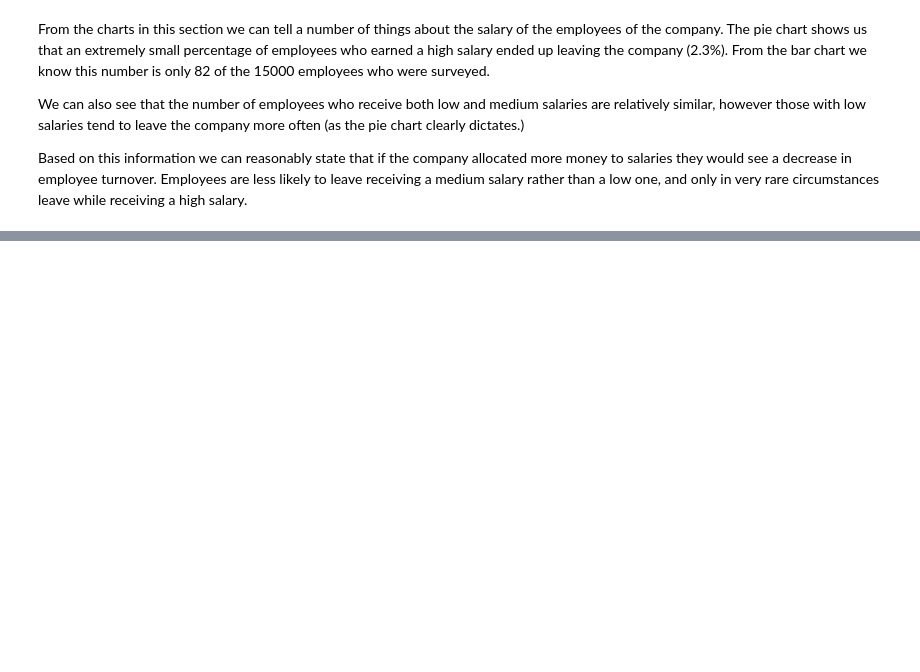
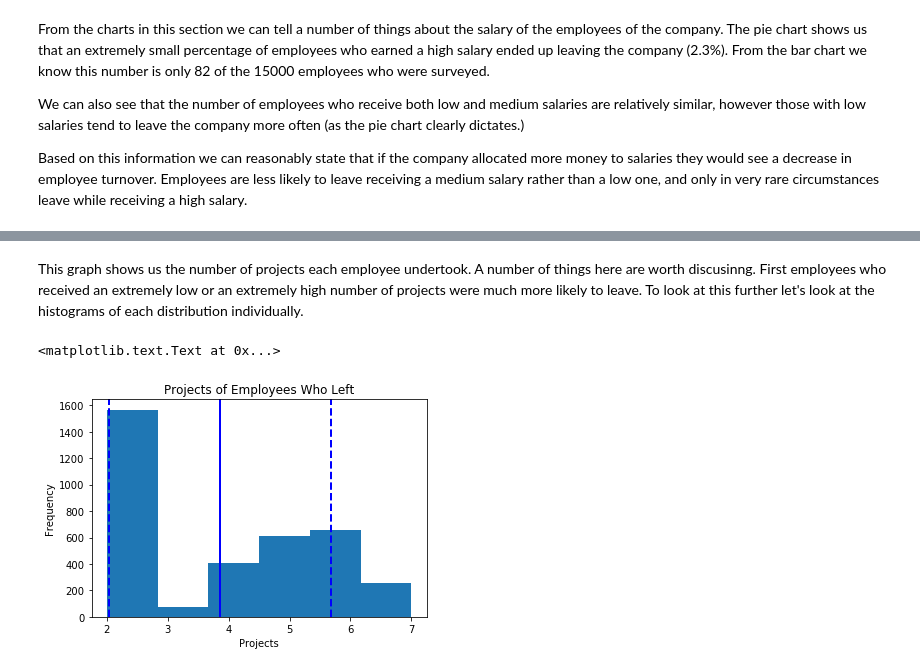
Before and after one commit to conb1299/Draft-1, a Jupyter notebook: Draft 1.ipynb, the cells around one changed output, grey strips where cells are left out. Cells and saved outputs as stored; diff of their text form; code cells hidden in the pictures; blank space fills up the shorter version.

```diff
--- a/Draft 1.ipynb
+++ b/Draft 1.ipynb
@@ -285,0 +301,3 @@ plt.show()
+# %%
+a= df[df['Left']==0]['Number of Projects']
+b= df[df['Left']==1]['Number of Projects']
@@ -285,0 +337,13 @@ plt.show()
+# %% [markdown]
+This graph shows us the number of projects each employee undertook. A number of things here are worth discusinng. First employees who received an extremely low or an extremely high number of projects were much more likely to leave. To look at this further let's look at the histograms of each distribution individually.
+# %%
+plt.hist(b, bins=6)
+plt.axvline(b.mean(), color='b', linestyle='solid', linewidth=2)
+plt.axvline(b.mean() + b.std(), color='b', linestyle='dashed', linewidth=2)
+plt.axvline(b.mean()-b.std(), color='b', linestyle='dashed', linewidth=2)
+plt.title('Projects of Employees Who Left')
+plt.xlabel('Projects')
+plt.ylabel('Frequency')
+# %% [output]
+<matplotlib.text.Text at 0x...>
+[figure, added]
```
Also changed, not shown: parts of 32 cells of this notebook.
